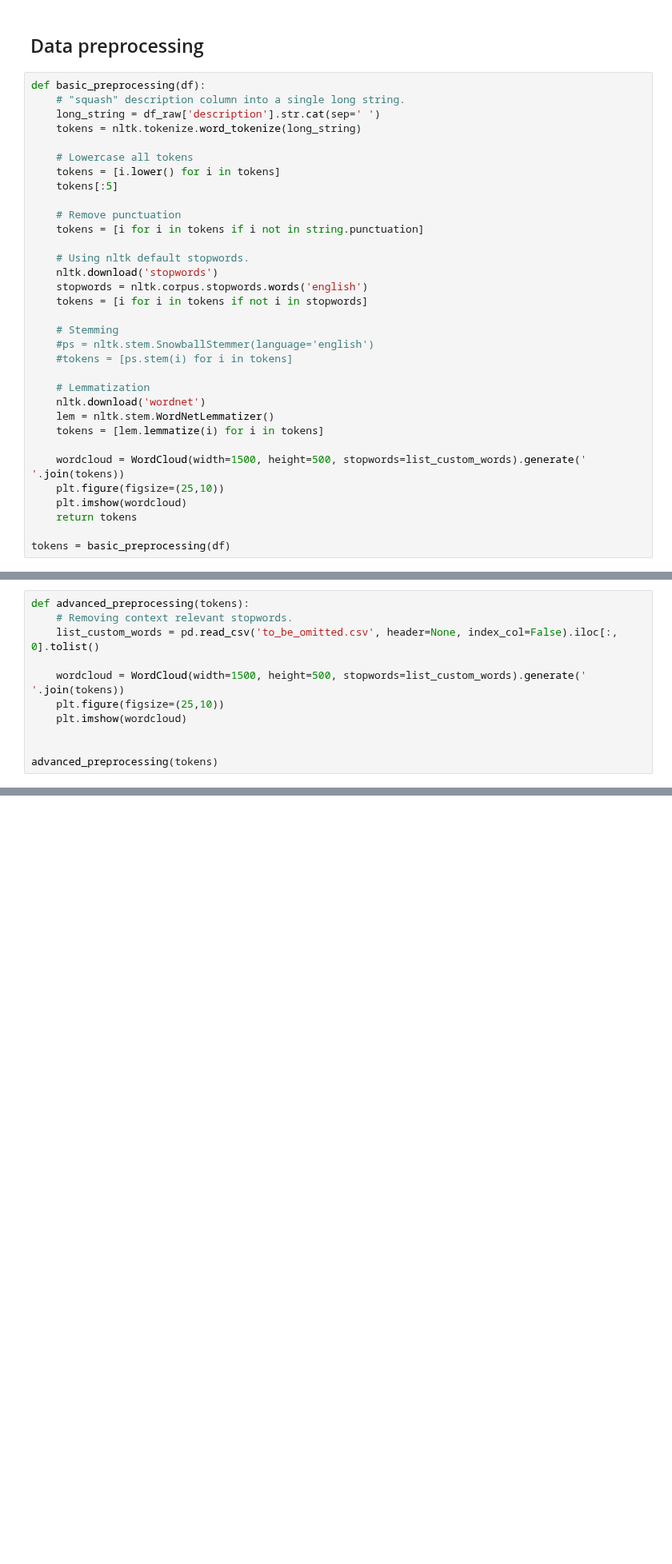
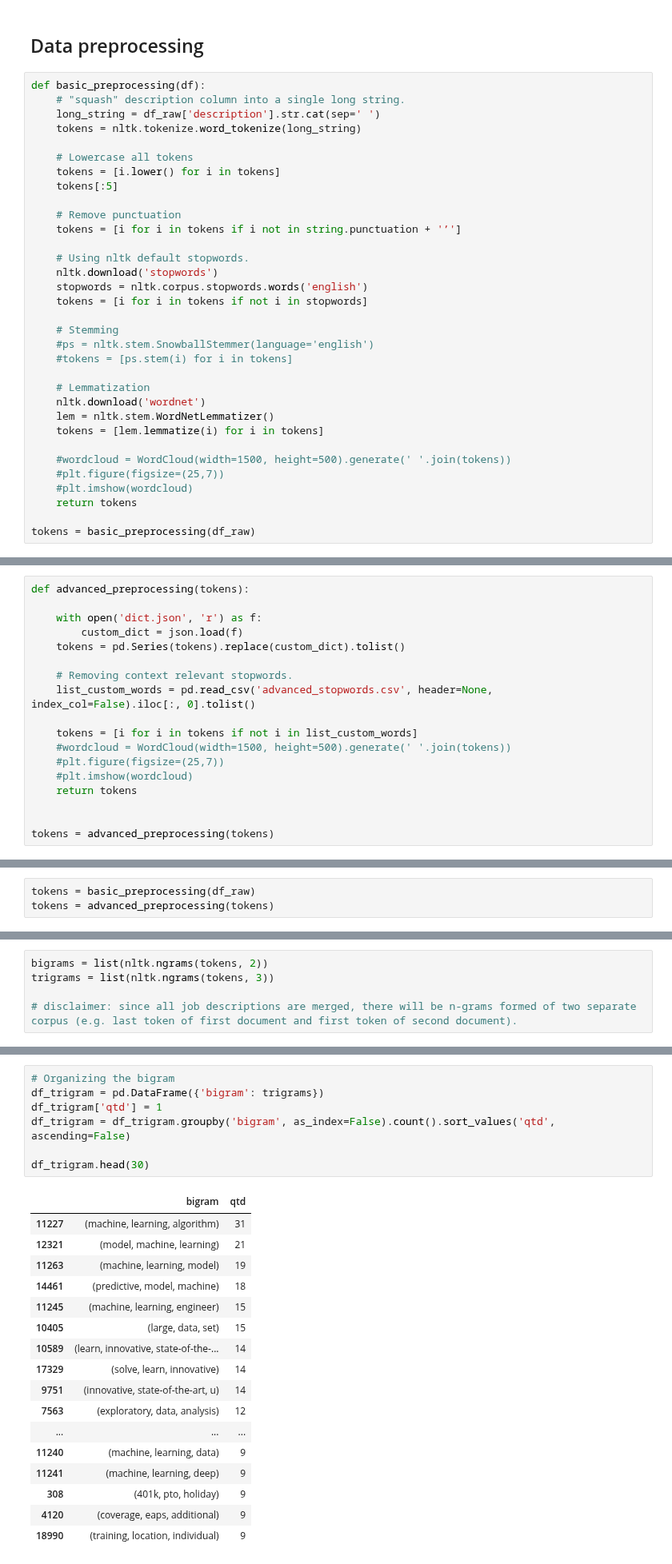
Before and after one commit to rknagao/studies, a Jupyter notebook: skills_keywords/notebook.ipynb, the cells around one changed output, grey strips where cells are left out. Shown at 80% size. Saved outputs shown, nothing was run; the diff lists cells and outputs as text; blank space fills up the shorter version.

Commit message:
create ngrams

```diff
--- a/skills_keywords/notebook.ipynb
+++ b/skills_keywords/notebook.ipynb
@@ -291,7 +315,7 @@ def basic_preprocessing(df):
     tokens[:5]
 
     # Remove punctuation
-    tokens = [i for i in tokens if i not in string.punctuation]
+    tokens = [i for i in tokens if i not in string.punctuation + '’']
 
     # Using nltk default stopwords.
     nltk.download('stopwords')
@@ -307,12 +331,12 @@ def basic_preprocessing(df):
     lem = nltk.stem.WordNetLemmatizer()
     tokens = [lem.lemmatize(i) for i in tokens]
 
-    wordcloud = WordCloud(width=1500, height=500, stopwords=list_custom_words).generate(' '.join(tokens))
-    plt.figure(figsize=(25,10))
-    plt.imshow(wordcloud)
+    #wordcloud = WordCloud(width=1500, height=500).generate(' '.join(tokens))
+    #plt.figure(figsize=(25,7))
+    #plt.imshow(wordcloud)
     return tokens
 
-tokens = basic_preprocessing(df)
+tokens = basic_preprocessing(df_raw)
 # %% [output]
 [nltk_data] Downloading package stopwords to
 [nltk_data]     C:\Users\Kenji\AppData\Roaming\nltk_data...
@@ -324,11 +347,18 @@ tokens = basic_preprocessing(df)
 # %%
 def advanced_preprocessing(tokens):
+
+    with open('dict.json', 'r') as f:
+        custom_dict = json.load(f)
+    tokens = pd.Series(tokens).replace(custom_dict).tolist()
+
     # Removing context relevant stopwords.
-    list_custom_words = pd.read_csv('to_be_omitted.csv', header=None, index_col=False).iloc[:, 0].tolist()
+    list_custom_words = pd.read_csv('advanced_stopwords.csv', header=None, index_col=False).iloc[:, 0].tolist()
 
-    wordcloud = WordCloud(width=1500, height=500, stopwords=list_custom_words).generate(' '.join(tokens))
-    plt.figure(figsize=(25,10))
-    plt.imshow(wordcloud)
+    tokens = [i for i in tokens if not i in list_custom_words]
+    #wordcloud = WordCloud(width=1500, height=500).generate(' '.join(tokens))
+    #plt.figure(figsize=(25,7))
+    #plt.imshow(wordcloud)
+    return tokens
 
 
-advanced_preprocessing(tokens)
+tokens = advanced_preprocessing(tokens)
@@ -336,0 +367,3 @@ advanced_preprocessing(tokens)
+# %%
+tokens = basic_preprocessing(df_raw)
+tokens = advanced_preprocessing(tokens)
@@ -336,0 +397,5 @@ advanced_preprocessing(tokens)
+# %%
+bigrams = list(nltk.ngrams(tokens, 2))
+trigrams = list(nltk.ngrams(tokens, 3))
+
+# disclaimer: since all job descriptions are merged, there will be n-grams formed of two separate corpus (e.g. last token of first document and first token of second document).
@@ -336,0 +455,25 @@ advanced_preprocessing(tokens)
+# %%
+# Organizing the bigram
+df_trigram = pd.DataFrame({'bigram': trigrams})
+df_trigram['qtd'] = 1
+df_trigram = df_trigram.groupby('bigram', as_index=False).count().sort_values('qtd', ascending=False)
+
+df_trigram.head(30)
+# %% [output]
+|  | bigram | qtd |
+| 11227 | (machine, learning, algorithm) | 31 |
+| 12321 | (model, machine, learning) | 21 |
+| 11263 | (machine, learning, model) | 19 |
+| 14461 | (predictive, model, machine) | 18 |
+| 11245 | (machine, learning, engineer) | 15 |
+| 10405 | (large, data, set) | 15 |
+| 10589 | (learn, innovative, state-of-the-... | 14 |
+| 17329 | (solve, learn, innovative) | 14 |
+| 9751 | (innovative, state-of-the-art, u) | 14 |
+| 7563 | (exploratory, data, analysis) | 12 |
+| ... | ... | ... |
+| 11240 | (machine, learning, data) | 9 |
+| 11241 | (machine, learning, deep) | 9 |
+| 308 | (401k, pto, holiday) | 9 |
+| 4120 | (coverage, eaps, additional) | 9 |
+| 18990 | (training, location, individual) | 9 |
```
Also changed, not shown: parts of 24 cells of this notebook.
